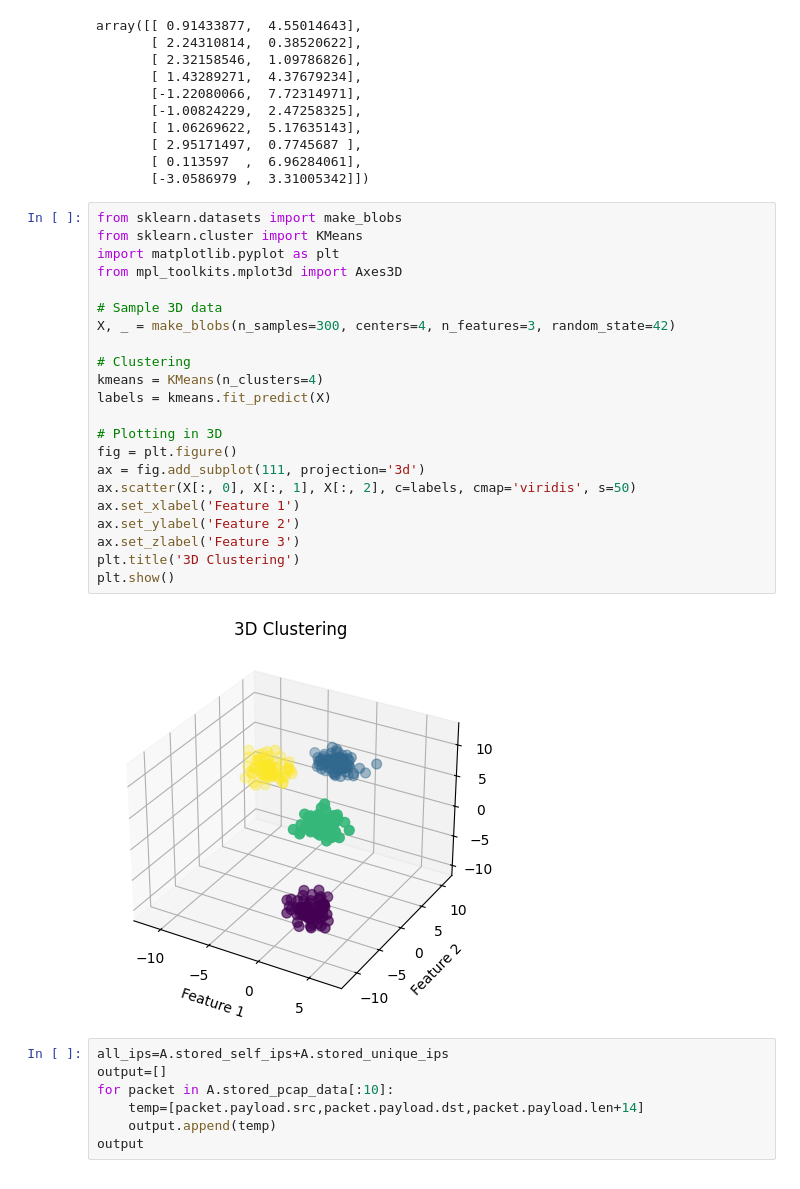
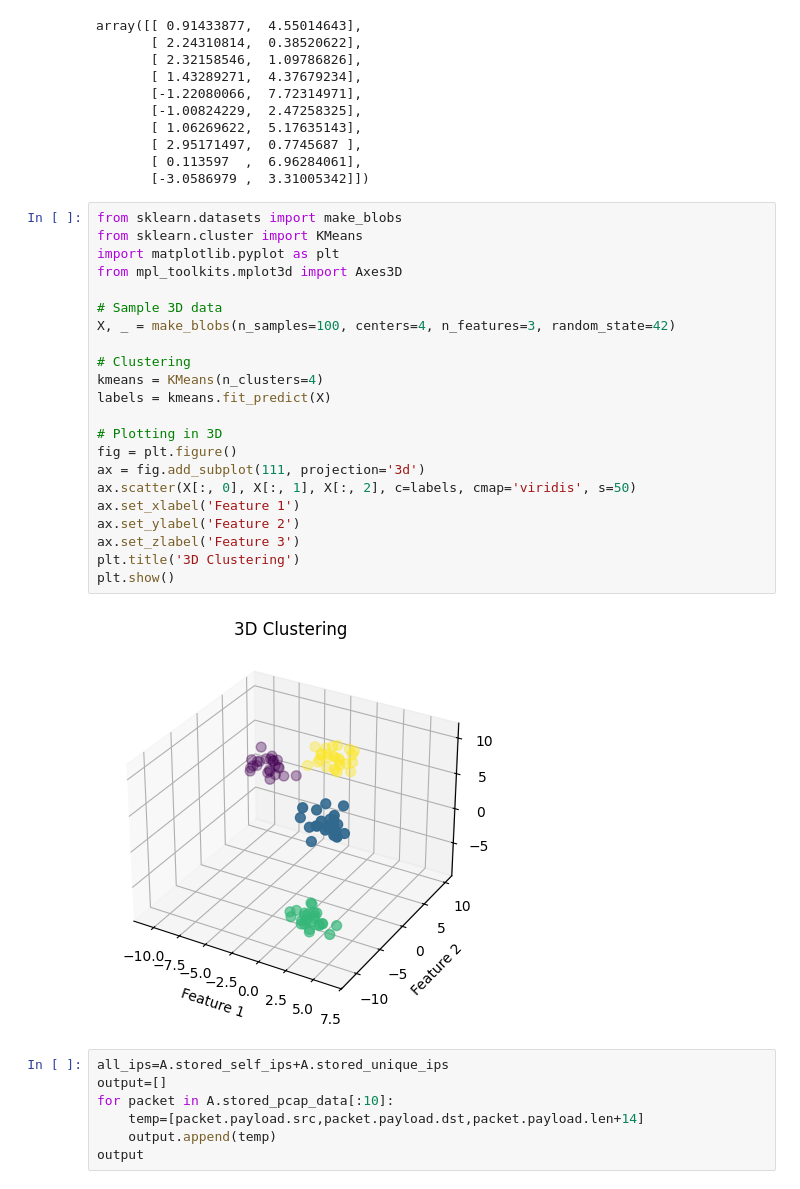
Before and after one commit to MobiusYeeitus/TrafficAnalysis, a Jupyter notebook: AnalysisCore.ipynb, the cells around one changed output. Drawn from its saved outputs; the diff is of its cells as text.

```diff
--- a/AnalysisCore.ipynb
+++ b/AnalysisCore.ipynb
@@ -559,27 +584,27 @@ array([[ 0.91433877,  4.55014643],
 # %%
 from sklearn.datasets import make_blobs
 from sklearn.cluster import KMeans
 import matplotlib.pyplot as plt
 from mpl_toolkits.mplot3d import Axes3D
 
 # Sample 3D data
-X, _ = make_blobs(n_samples=300, centers=4, n_features=3, random_state=42)
+X, _ = make_blobs(n_samples=100, centers=4, n_features=3, random_state=42)
 
 # Clustering
 kmeans = KMeans(n_clusters=4)
 labels = kmeans.fit_predict(X)
 
 # Plotting in 3D
 fig = plt.figure()
 ax = fig.add_subplot(111, projection='3d')
 ax.scatter(X[:, 0], X[:, 1], X[:, 2], c=labels, cmap='viridis', s=50)
 ax.set_xlabel('Feature 1')
 ax.set_ylabel('Feature 2')
 ax.set_zlabel('Feature 3')
 plt.title('3D Clustering')
 plt.show()
 # %% [output]
-[figure, old version]
+[figure, new version]
 # %%
 all_ips=A.stored_self_ips+A.stored_unique_ips
 output=[]
```
Also changed, not shown: parts of 11 cells of this notebook.
